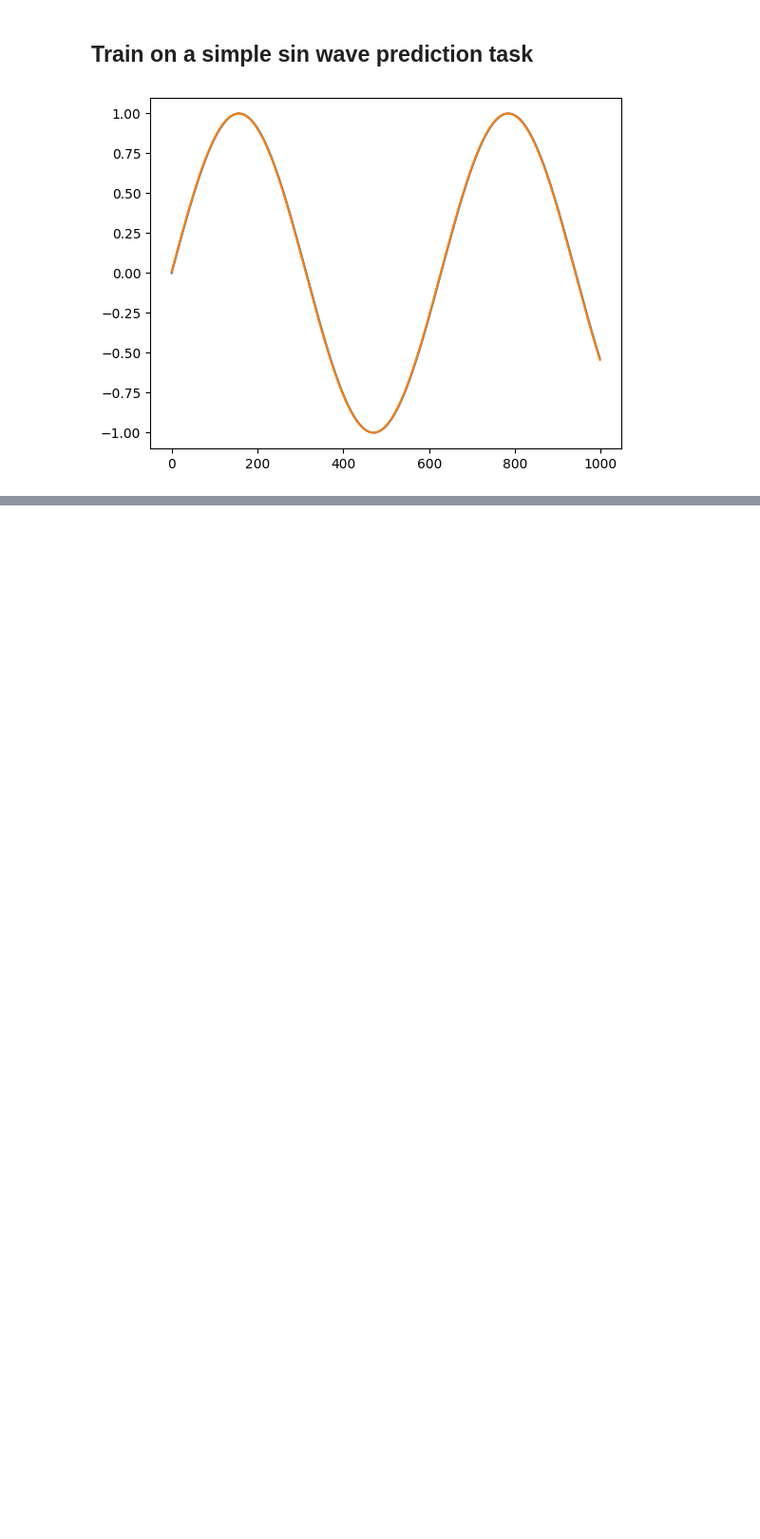
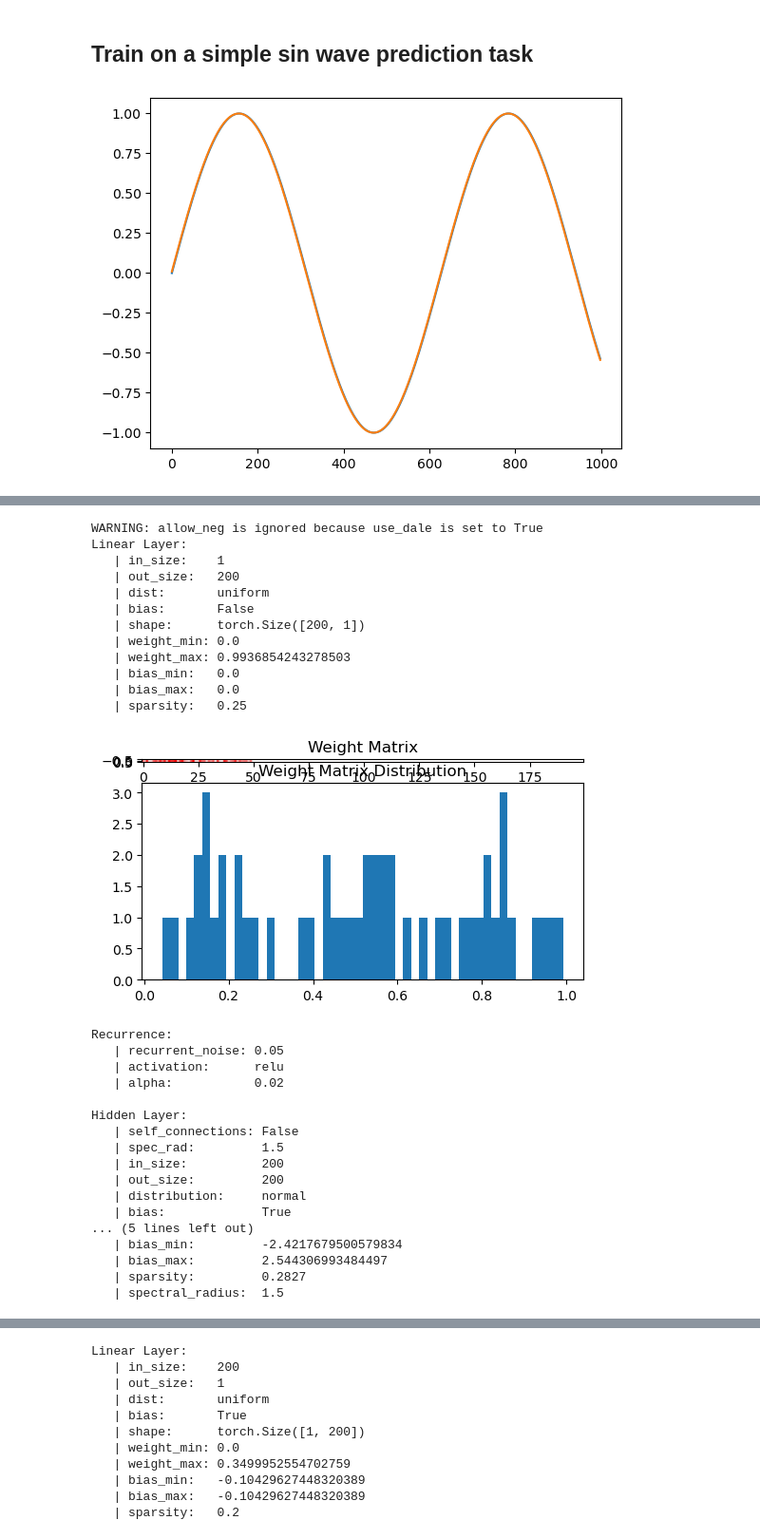
Before and after one commit to NN4Neurosim/nn4n, a Jupyter notebook: examples/CTRNN.ipynb, the cells around one changed output, grey strips where cells are left out. Shown at 95% size. Cells and saved outputs as stored; diff of their text form; code cells hidden in the pictures; blank space fills up the shorter version.

```diff
--- a/examples/CTRNN.ipynb
+++ b/examples/CTRNN.ipynb
@@ -112,0 +182,65 @@ Epoch 400 Loss 0.001451420714147389
+# %%
+model_params = {
+    # size
+    "input_size": 1,
+    "hidden_size": 200,
+    "output_size": 1,
+
+    # hyperparameters
+    "tau": 50,
+    "use_dale": True,
+    "spec_rad": 1.5,
+    "dt": 1,
+    "activation": "relu",
+    "recurrent_noise": 0.05,
+    "new_synapse": False,
+    "self_connections": False,
+    "ei_balance": "synapse",
+
+    # bias and distribution
+    "input_bias": False,
+    "hidden_bias": True,
+    "output_bias": True,
+    "input_dist": "uniform",
+    "hidden_dist": "normal",
+    "output_dist": "uniform",
+
+    # masks
+    "input_mask": network_struct.input_mask,
+    "hidden_mask": network_struct.hidden_mask,
+    "output_mask": network_struct.output_mask,
+}
+# %%
+rnn = CTRNN(**model_params)
+rnn.print_layers()
+# %% [output]
+WARNING: allow_neg is ignored because use_dale is set to True
+Linear Layer:
+   | in_size:    1
+   | out_size:   200
+   | dist:       uniform
+   | bias:       False
+   | shape:      torch.Size([200, 1])
+   | weight_min: 0.0
+   | weight_max: 0.9936854243278503
+   | bias_min:   0.0
+   | bias_max:   0.0
+   | sparsity:   0.25
+[figure, added]
+Recurrence:
+   | recurrent_noise: 0.05
+   | activation:      relu
+   | alpha:           0.02
+
+Hidden Layer:
+   | self_connections: False
+   | spec_rad:         1.5
+   | in_size:          200
+   | out_size:         200
+   | distribution:     normal
+   | bias:             True
+... (5 lines left out)
+   | bias_min:         -2.4217679500579834
+   | bias_max:         2.544306993484497
+   | sparsity:         0.2827
+   | spectral_radius:  1.5
@@ -112,0 +248,11 @@ Epoch 400 Loss 0.001451420714147389
+Linear Layer:
+   | in_size:    200
+   | out_size:   1
+   | dist:       uniform
+   | bias:       True
+   | shape:      torch.Size([1, 200])
+   | weight_min: 0.0
+   | weight_max: 0.3499952554702759
+   | bias_min:   -0.10429627448320389
+   | bias_max:   -0.10429627448320389
+   | sparsity:   0.2
```
Also changed, not shown: parts of 9 cells of this notebook, 9 other files.
